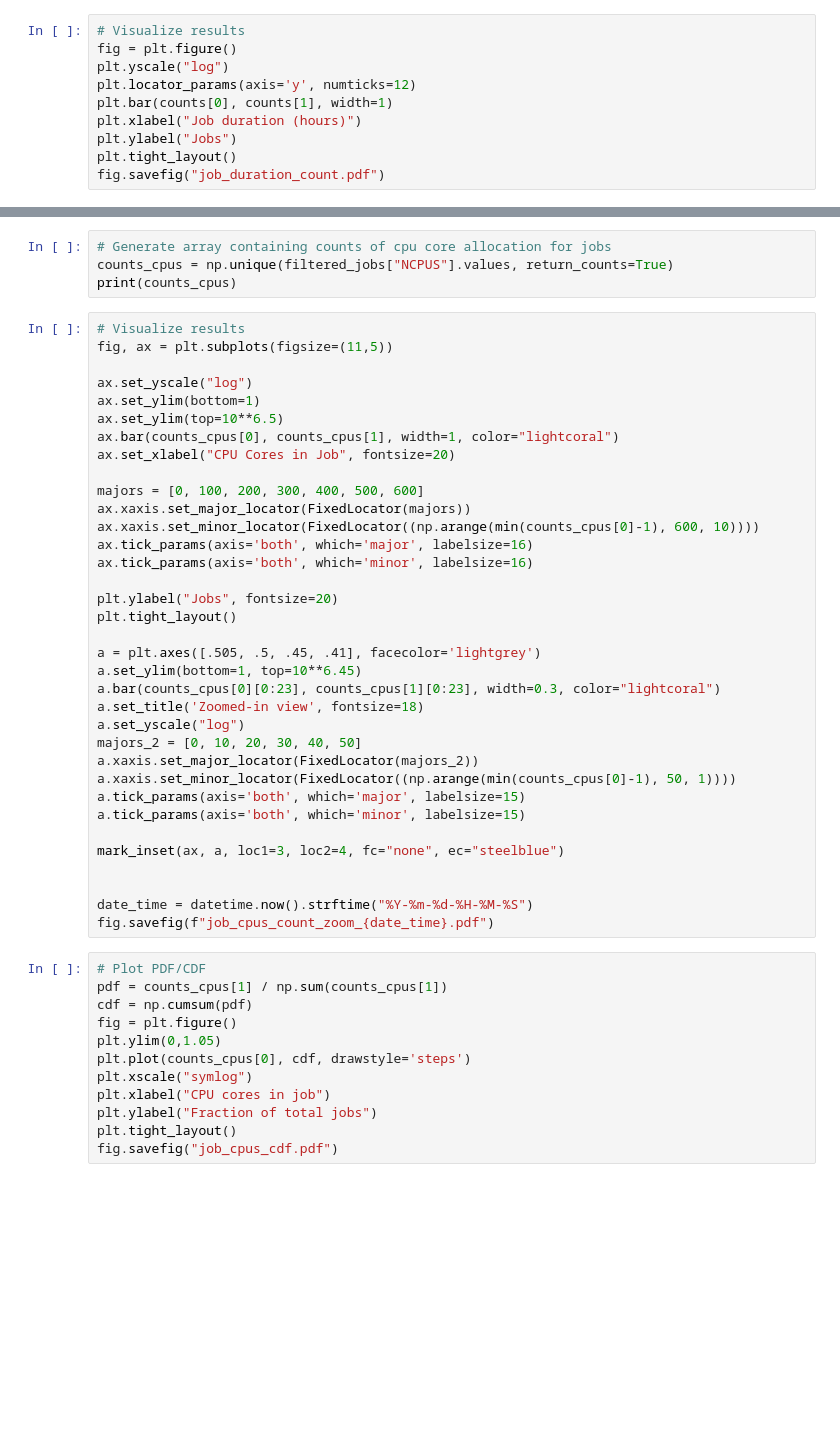
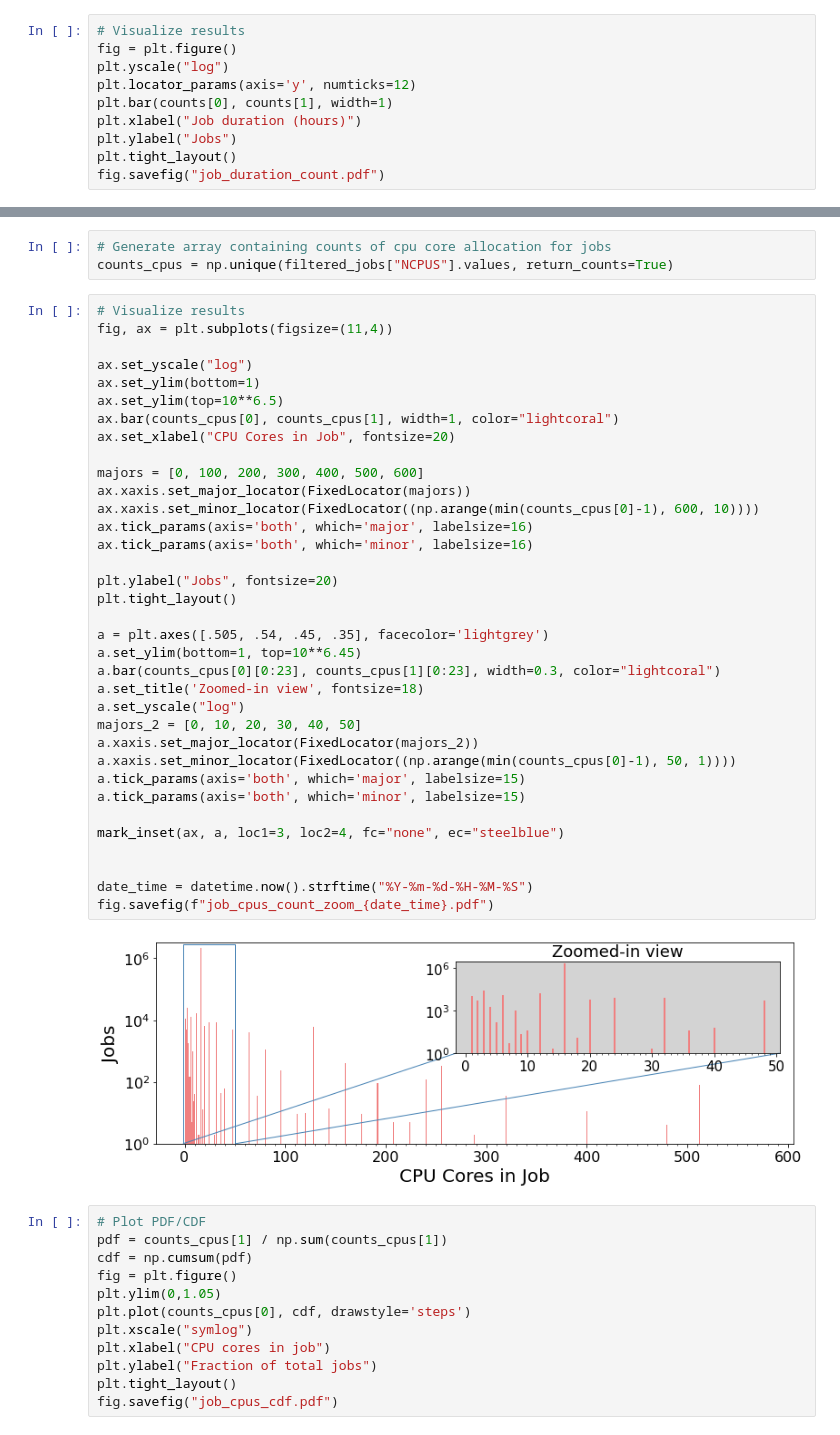
Before and after one commit to sara-nl/SURFace, a Jupyter notebook: !jobdata_analysis_new.ipynb, the cells around one changed output, grey strips where cells are left out. Drawn from its saved outputs; the diff is of its cells as text; blank space fills up the shorter version.

```diff
--- a/!jobdata_analysis_new.ipynb
+++ b/!jobdata_analysis_new.ipynb
@@ -178,42 +184,43 @@ fig.savefig(f"job_duration_cdf_pdf_{date_time}.pdf")
 # %%
 # Generate array containing counts of cpu core allocation for jobs
 counts_cpus = np.unique(filtered_jobs["NCPUS"].values, return_counts=True)
-print(counts_cpus)
 # %%
 # Visualize results
-fig, ax = plt.subplots(figsize=(11,5))
+fig, ax = plt.subplots(figsize=(11,4))
 
 ax.set_yscale("log")
 ax.set_ylim(bottom=1)
 ax.set_ylim(top=10**6.5)
 ax.bar(counts_cpus[0], counts_cpus[1], width=1, color="lightcoral")
 ax.set_xlabel("CPU Cores in Job", fontsize=20)
 
 majors = [0, 100, 200, 300, 400, 500, 600]
 ax.xaxis.set_major_locator(FixedLocator(majors))
 ax.xaxis.set_minor_locator(FixedLocator((np.arange(min(counts_cpus[0]-1), 600, 10))))
 ax.tick_params(axis='both', which='major', labelsize=16)
 ax.tick_params(axis='both', which='minor', labelsize=16)
 
 plt.ylabel("Jobs", fontsize=20)
 plt.tight_layout()
 
-a = plt.axes([.505, .5, .45, .41], facecolor='lightgrey')
+a = plt.axes([.505, .54, .45, .35], facecolor='lightgrey')
 a.set_ylim(bottom=1, top=10**6.45)
 a.bar(counts_cpus[0][0:23], counts_cpus[1][0:23], width=0.3, color="lightcoral")
 a.set_title('Zoomed-in view', fontsize=18)
 a.set_yscale("log")
 majors_2 = [0, 10, 20, 30, 40, 50]
 a.xaxis.set_major_locator(FixedLocator(majors_2))
 a.xaxis.set_minor_locator(FixedLocator((np.arange(min(counts_cpus[0]-1), 50, 1))))
 a.tick_params(axis='both', which='major', labelsize=15)
 a.tick_params(axis='both', which='minor', labelsize=15)
 
 mark_inset(ax, a, loc1=3, loc2=4, fc="none", ec="steelblue")
 
 
 date_time = datetime.now().strftime("%Y-%m-%d-%H-%M-%S")
 fig.savefig(f"job_cpus_count_zoom_{date_time}.pdf")
+# %% [output]
+[figure, added]
 # %%
 # Plot PDF/CDF
 pdf = counts_cpus[1] / np.sum(counts_cpus[1])
```
Also changed, not shown: parts of 10 cells of this notebook, 13 other files.
